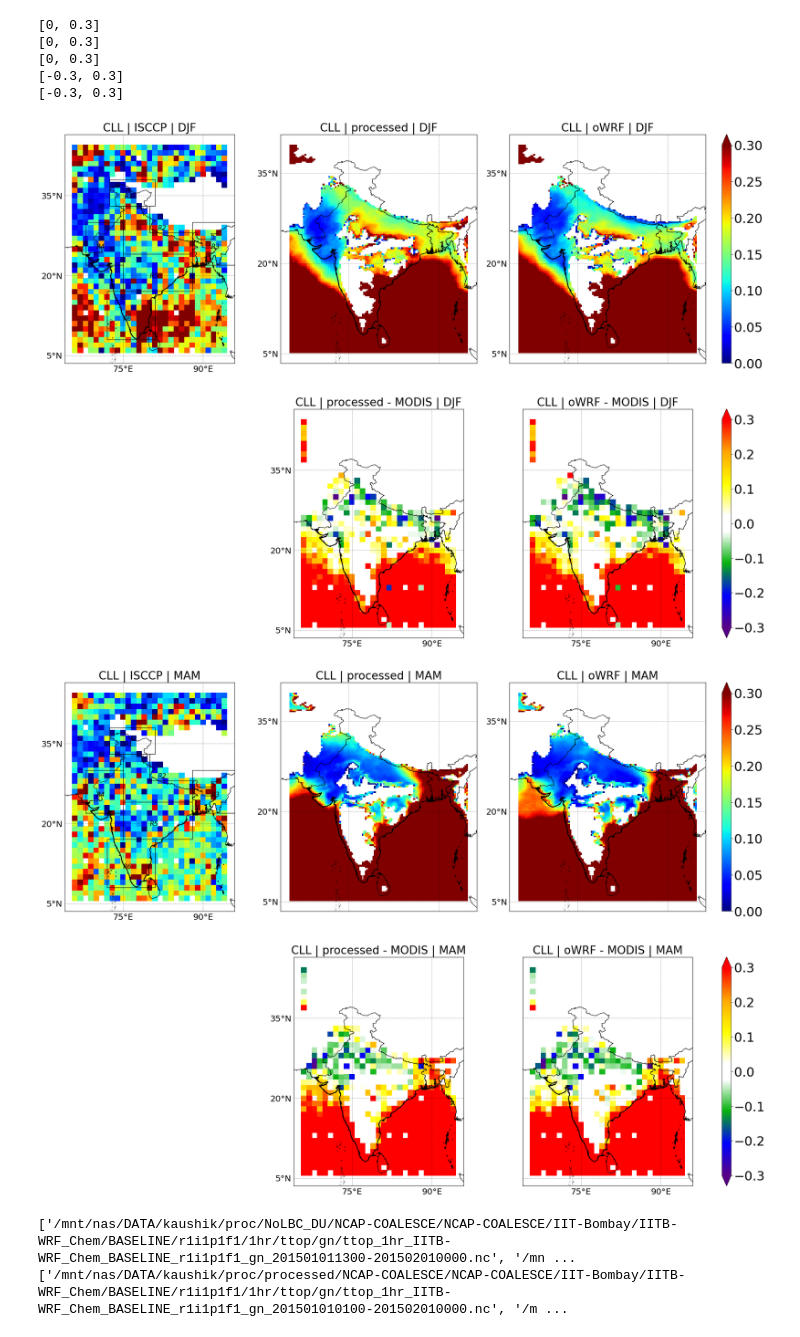
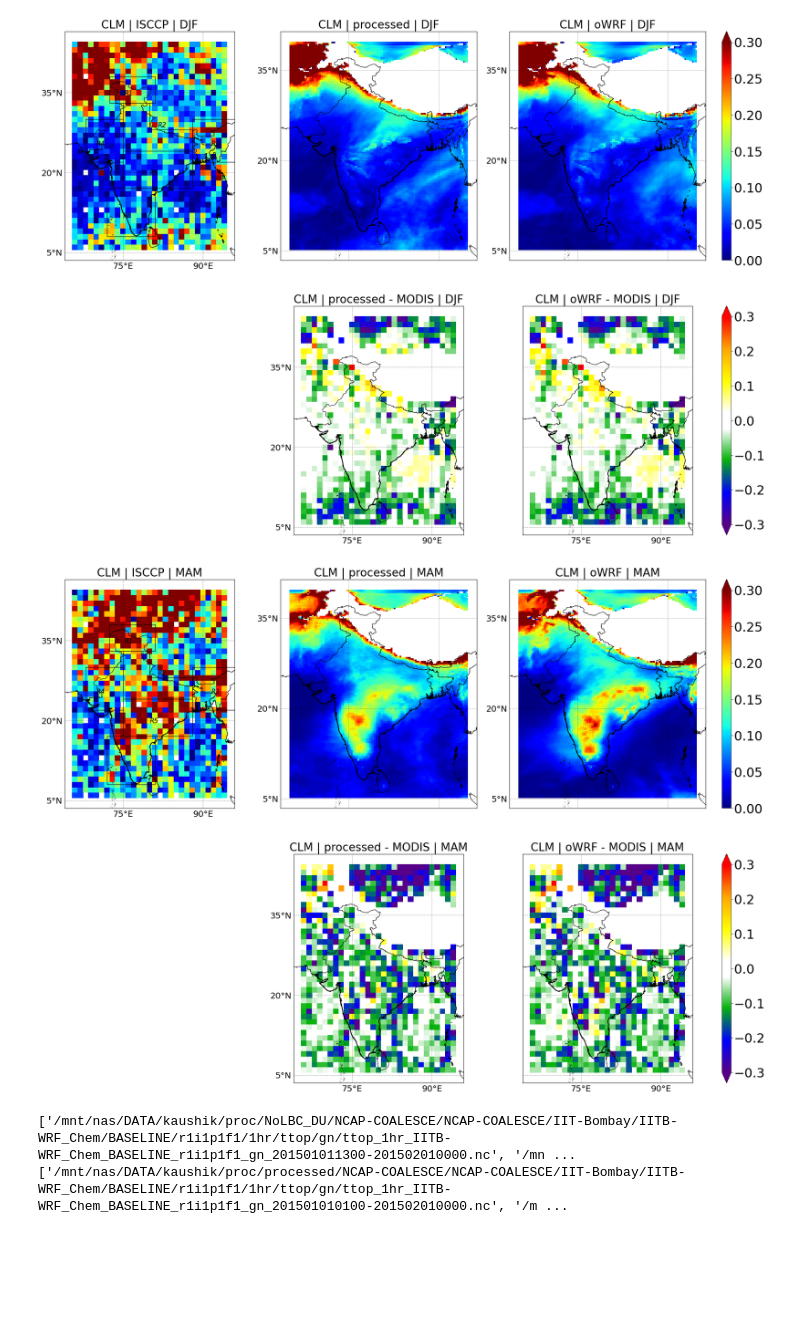
Before and after one commit to Kaushikreddym/Codes_Sharing, a Jupyter notebook: STATS_SPATIAL/CLOUD_FNL.ipynb, the cells around one changed output. Saved outputs shown, nothing was run; the diff lists cells and outputs as text; code cells hidden in the pictures; blank space fills up the shorter version.

```diff
--- a/STATS_SPATIAL/CLOUD_FNL.ipynb
+++ b/STATS_SPATIAL/CLOUD_FNL.ipynb
@@ -292,8 +295,8 @@ def ext_OBS():
 
     return dset_OBS
 # %%
-vname_m = 'cll'
-vname_o = 'ISCCP-CLL'
+vname_m = 'clm'
+vname_o = 'ISCCP-CLM'
 scale = 1
 dmap = ['processed','oWRF']
 
@@ -316,7 +319,7 @@ for tperiod in ['DJF','MAM']:#np.linspace(1,7,1):
     fig = plt.figure(figsize= (15,15))
     #'''
     j=0
-    stdvname = 'CLL'
+    stdvname = 'CLM'
     tperiod = str(tperiod)
     title= stdvname+' | ISCCP | '+tperiod
     ax = fig.add_axes([0.1+j*0.5,0.1,0.5,0.5],projection=cart)
@@ -380,10 +397,5 @@ MAM
-[0, 0.3]
-[0, 0.3]
-[0, 0.3]
-[-0.3, 0.3]
-[-0.3, 0.3]
-[figure, old version]
+[figure, new version]
-[figure, old version]
+[figure, new version]
 # %%
 vname_m = 'ttop'
 vname_o = 'MODIS-CTT'
```
Also changed, not shown: parts of 3 cells of this notebook, 1 other file.
